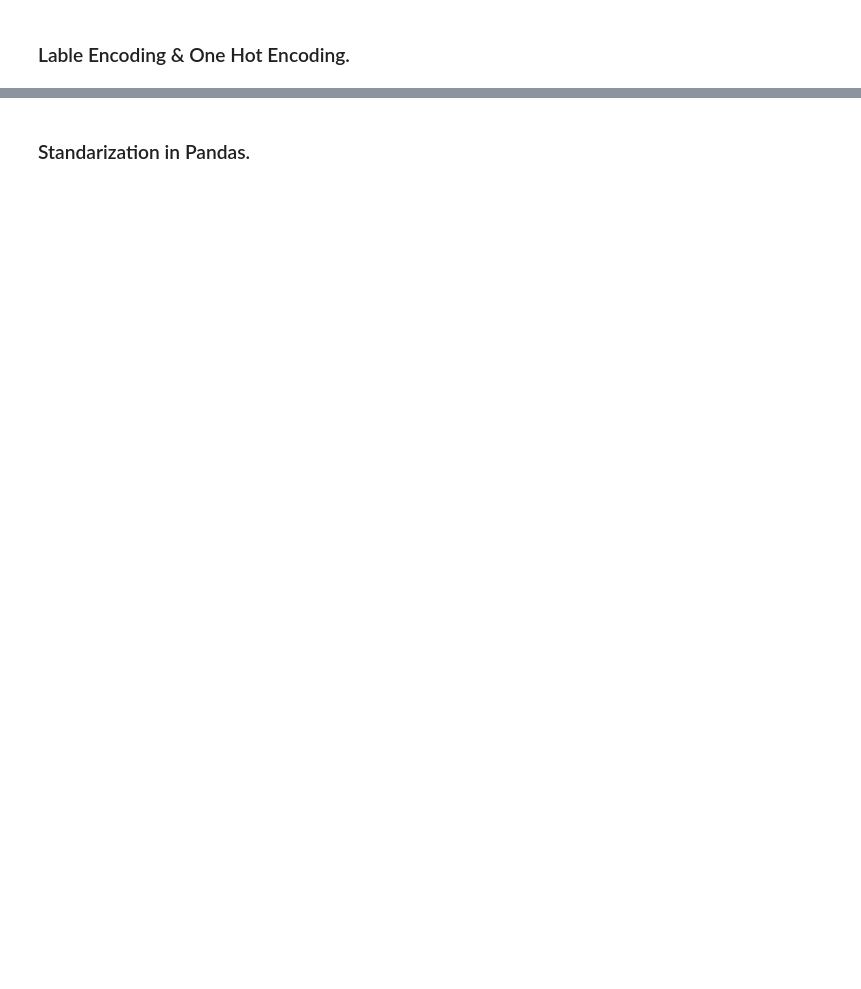
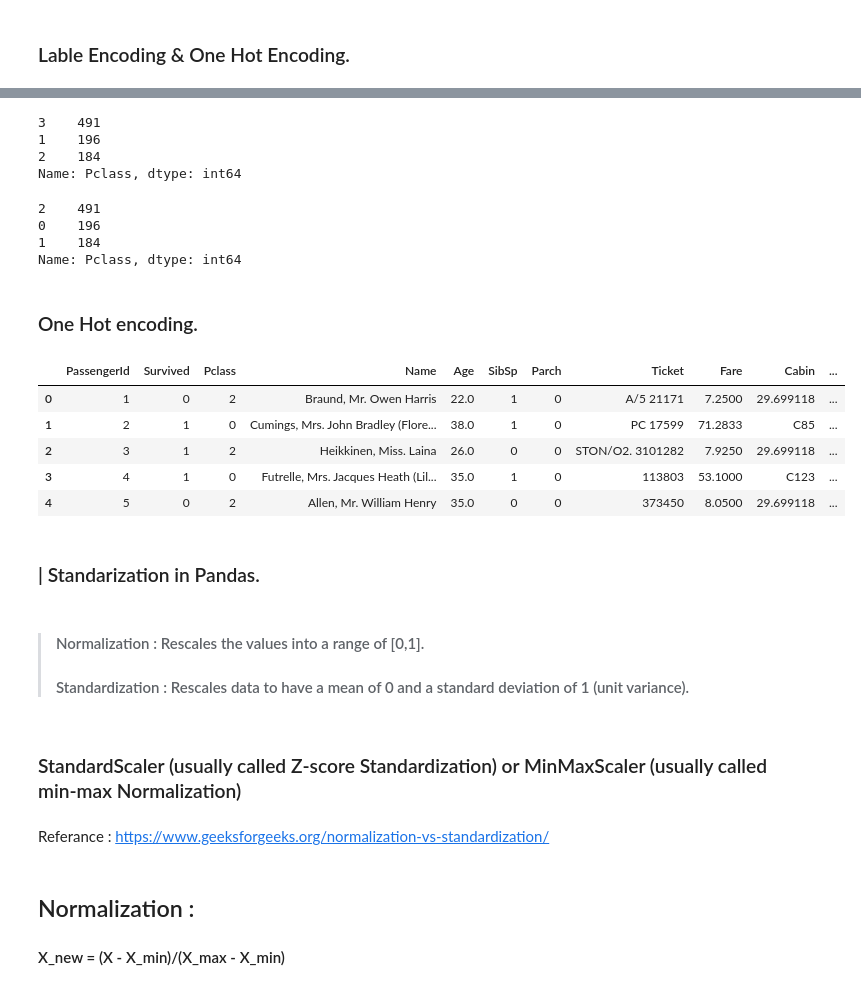
Before and after one commit to gauravgupta-epsilon/Data_Science-, a Jupyter notebook: Pandas for Data Science.ipynb, the cells around one changed output, grey strips where cells are left out. Saved outputs shown, nothing was run; the diff lists cells and outputs as text; code cells hidden in the pictures; blank space fills up the shorter version.

```diff
--- a/Pandas for Data Science.ipynb
+++ b/Pandas for Data Science.ipynb
@@ -326,2 +457,61 @@ Name: Fare, Length: 891, dtype: float64
+# %%
+df.Pclass.value_counts()
+# %% [output]
+3    491
+1    196
+2    184
+Name: Pclass, dtype: int64
+# %%
+# import lable encoder.
+from sklearn import preprocessing
+
+#Create the object.
+label_encoder = preprocessing.LabelEncoder()
+
+# Encode labels for P-Class.
+df['Pclass'] = label_encoder.fit_transform(df['Pclass'])
+# %%
+df['Pclass'].value_counts()
+# %% [output]
+2    491
+0    196
+1    184
+Name: Pclass, dtype: int64
+# %%
+# Import label encoder
+from sklearn import preprocessing
+
+# label_encoder object knows
+# how to understand word labels.
+label_encoder = preprocessing.LabelEncoder()
+
+# Encode labels in column 'species'.
+df['species']= label_encoder.fit_transform(df['species'])
+
+df['species'].unique()
+# %% [markdown]
+### One Hot encoding.
+# %%
+### It can be done using pandas.
+df_one_hot_encoded = pd.get_dummies(df, columns = ['Sex'])
+df_one_hot_encoded.head()
+# %% [output]
+|  | PassengerId | Survived | Pclass | Name | Age | SibSp | Parch | Ticket | Fare | Cabin | ... |
+| 0 | 1 | 0 | 2 | Braund, Mr. Owen Harris | 22.0 | 1 | 0 | A/5 21171 | 7.2500 | 29.699118 | ... |
+| 1 | 2 | 1 | 0 | Cumings, Mrs. John Bradley (Flore... | 38.0 | 1 | 0 | PC 17599 | 71.2833 | C85 | ... |
+| 2 | 3 | 1 | 2 | Heikkinen, Miss. Laina | 26.0 | 0 | 0 | STON/O2. 3101282 | 7.9250 | 29.699118 | ... |
+| 3 | 4 | 1 | 0 | Futrelle, Mrs. Jacques Heath (Lil... | 35.0 | 1 | 0 | 113803 | 53.1000 | C123 | ... |
+| 4 | 5 | 0 | 2 | Allen, Mr. William Henry | 35.0 | 0 | 0 | 373450 | 8.0500 | 29.699118 | ... |
 # %% [markdown]
-### Standarization in Pandas.
+### | Standarization in Pandas.
+# %% [markdown]
+> #### Normalization : Rescales the values into a range of [0,1].
+> #### Standardization : Rescales data to have a mean of 0 and a standard deviation of 1 (unit variance).
+# %% [markdown]
+### StandardScaler (usually called Z-score Standardization) or MinMaxScaler (usually called min-max Normalization)
+# %% [markdown]
+Referance :
+https://www.geeksforgeeks.org/normalization-vs-standardization/
+# %% [markdown]
+## Normalization :
+####    X_new = (X - X_min)/(X_max - X_min)
```
Also changed, not shown: parts of 35 cells of this notebook.
